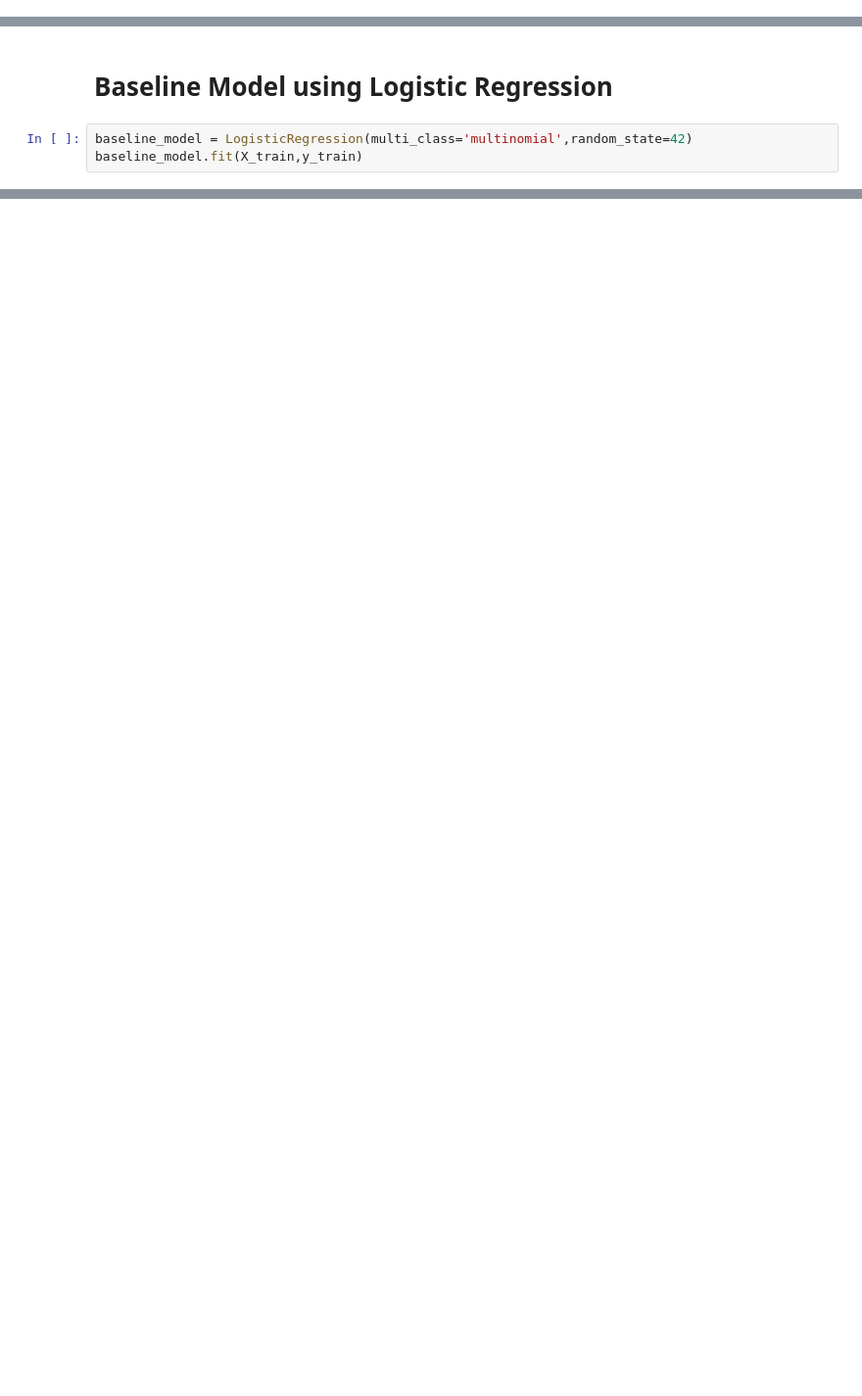
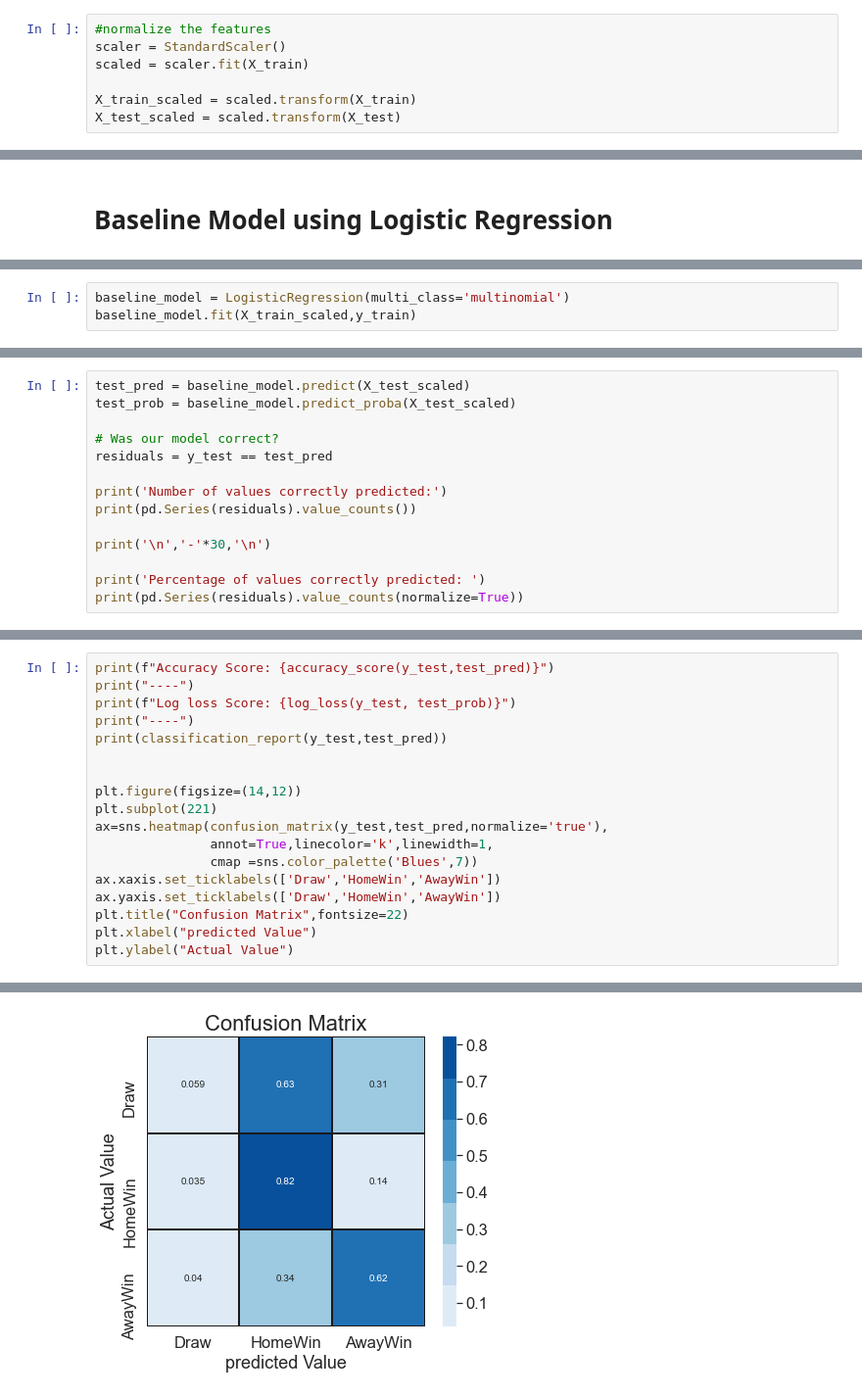
Before and after one commit to Teetee-lab/SoccerMatchBetting, a Jupyter notebook: Notebooks/Models.ipynb, the cells around one changed output, grey strips where cells are left out. Shown at 98% size. Drawn from its saved outputs; the diff is of its cells as text; blank space fills up the shorter version.

```diff
--- a/Notebooks/Models.ipynb
+++ b/Notebooks/Models.ipynb
@@ -166 +171,8 @@ X_train, X_test, y_train, y_test = train_test_split(X_train, y_train, test_size
+# %%
+#normalize the features
+scaler = StandardScaler()
+scaled = scaler.fit(X_train)
+
+X_train_scaled = scaled.transform(X_train)
+X_test_scaled = scaled.transform(X_test)
 # %%
@@ -174,5 +186,2 @@ y_train.shape , y_test.shape , y_val.shape
 # %% [markdown]
 # Baseline Model using Logistic Regression
-# %%
-baseline_model = LogisticRegression(multi_class='multinomial',random_state=42)
-baseline_model.fit(X_train,y_train)
@@ -262,0 +190,3 @@ def evaluate ()
+# %%
+baseline_model = LogisticRegression(multi_class='multinomial')
+baseline_model.fit(X_train_scaled,y_train)
@@ -262,0 +228,14 @@ def evaluate ()
+# %%
+test_pred = baseline_model.predict(X_test_scaled)
+test_prob = baseline_model.predict_proba(X_test_scaled)
+
+# Was our model correct?
+residuals = y_test == test_pred
+
+print('Number of values correctly predicted:')
+print(pd.Series(residuals).value_counts())
+
+print('\n','-'*30,'\n')
+
+print('Percentage of values correctly predicted: ')
+print(pd.Series(residuals).value_counts(normalize=True))
@@ -262,0 +254,19 @@ def evaluate ()
+# %%
+print(f"Accuracy Score: {accuracy_score(y_test,test_pred)}")
+print("----")
+print(f"Log loss Score: {log_loss(y_test, test_prob)}")
+print("----")
+print(classification_report(y_test,test_pred))
+
+
+plt.figure(figsize=(14,12))
+plt.subplot(221)
+ax=sns.heatmap(confusion_matrix(y_test,test_pred,normalize='true'),
+               annot=True,linecolor='k',linewidth=1,
+               cmap =sns.color_palette('Blues',7))
+ax.xaxis.set_ticklabels(['Draw','HomeWin','AwayWin'])
+ax.yaxis.set_ticklabels(['Draw','HomeWin','AwayWin'])
+plt.title("Confusion Matrix",fontsize=22)
+plt.xlabel("predicted Value")
+plt.ylabel("Actual Value")
+# %% [output]
@@ -262,0 +287 @@ def evaluate ()
+[figure, added]
```
Also changed, not shown: parts of 85 cells of this notebook, 3 other files.
